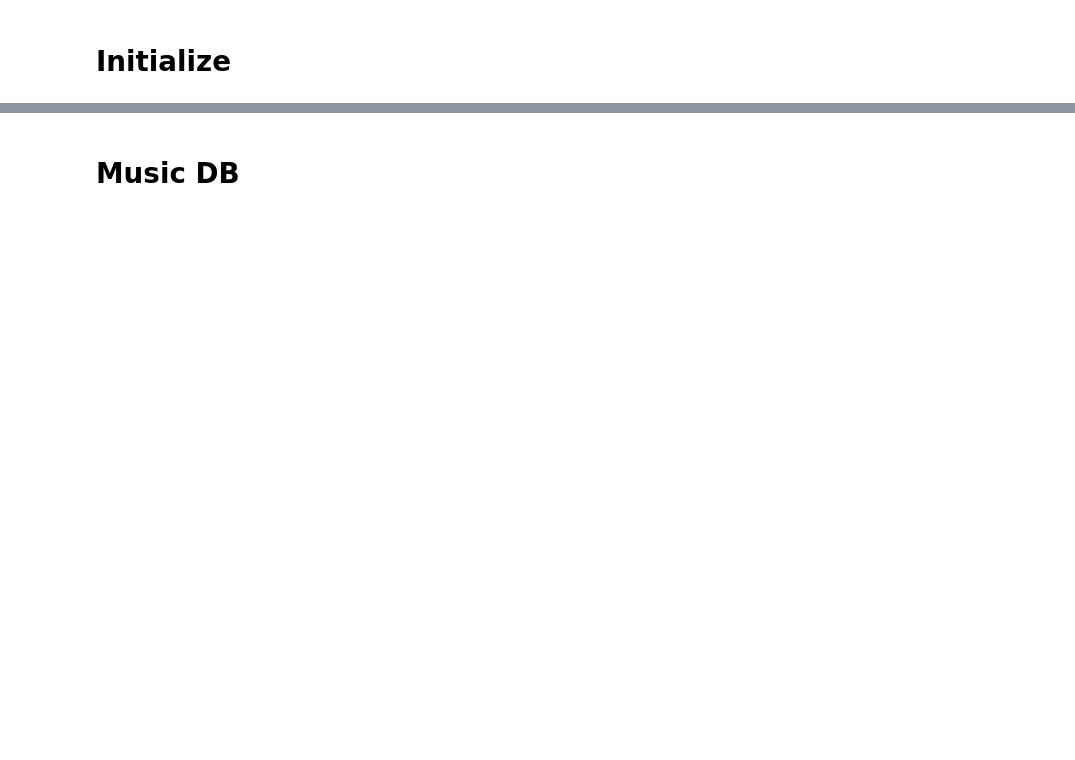
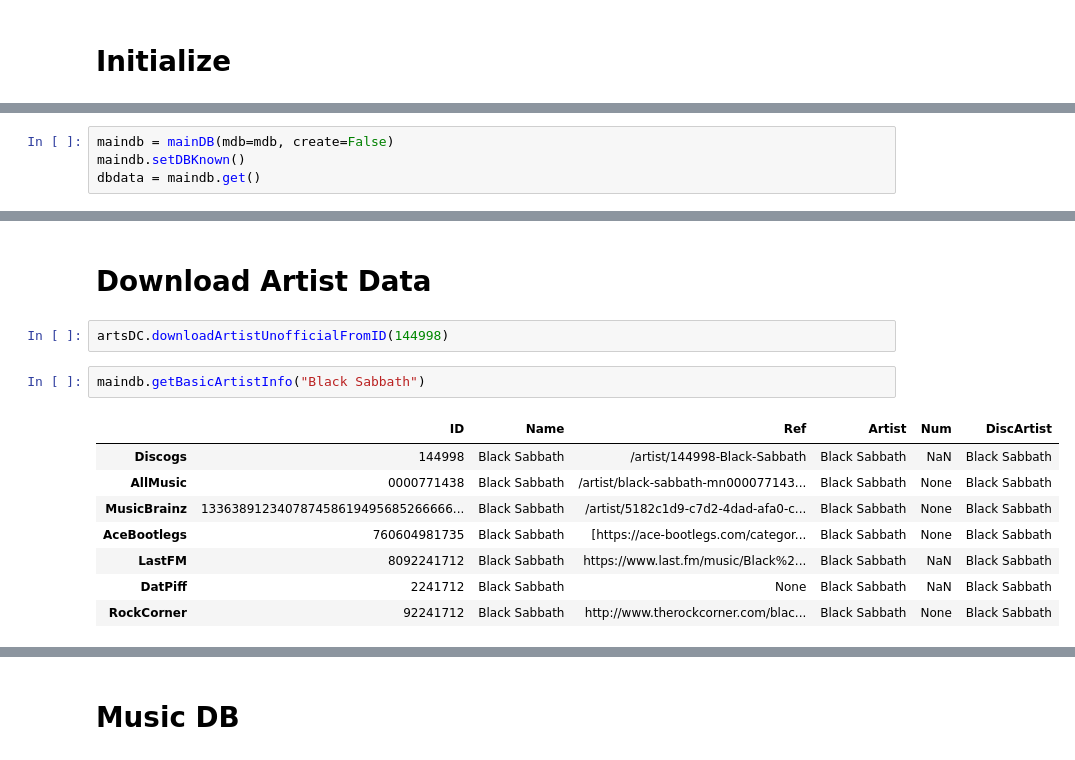
Before and after one commit to tgadf/discogs, a Jupyter notebook: Download Missing Artists.ipynb, the cells around one changed output, grey strips where cells are left out. Drawn from its saved outputs; the diff is of its cells as text; blank space fills up the shorter version.

```diff
--- a/Download Missing Artists.ipynb
+++ b/Download Missing Artists.ipynb
@@ -215,0 +64,4 @@ The autoreload extension is already loaded. To reload it, use:
+# %%
+maindb = mainDB(mdb=mdb, create=False)
+maindb.setDBKnown()
+dbdata = maindb.get()
@@ -215,0 +103,15 @@ The autoreload extension is already loaded. To reload it, use:
+# %% [markdown]
+# Download Artist Data
+# %%
+artsDC.downloadArtistUnofficialFromID(144998)
+# %%
+maindb.getBasicArtistInfo("Black Sabbath")
+# %% [output]
+|  | ID | Name | Ref | Artist | Num | DiscArtist |
+| Discogs | 144998 | Black Sabbath | /artist/144998-Black-Sabbath | Black Sabbath | NaN | Black Sabbath |
+| AllMusic | 0000771438 | Black Sabbath | /artist/black-sabbath-mn000077143... | Black Sabbath | None | Black Sabbath |
+| MusicBrainz | 133638912340787458619495685266666... | Black Sabbath | /artist/5182c1d9-c7d2-4dad-afa0-c... | Black Sabbath | None | Black Sabbath |
+| AceBootlegs | 760604981735 | Black Sabbath | [https://ace-bootlegs.com/categor... | Black Sabbath | None | Black Sabbath |
+| LastFM | 8092241712 | Black Sabbath | https://www.last.fm/music/Black%2... | Black Sabbath | NaN | Black Sabbath |
+| DatPiff | 2241712 | Black Sabbath | None | Black Sabbath | NaN | Black Sabbath |
+| RockCorner | 92241712 | Black Sabbath | http://www.therockcorner.com/blac... | Black Sabbath | None | Black Sabbath |
```
Also changed, not shown: parts of 56 cells of this notebook, 10 other files.
